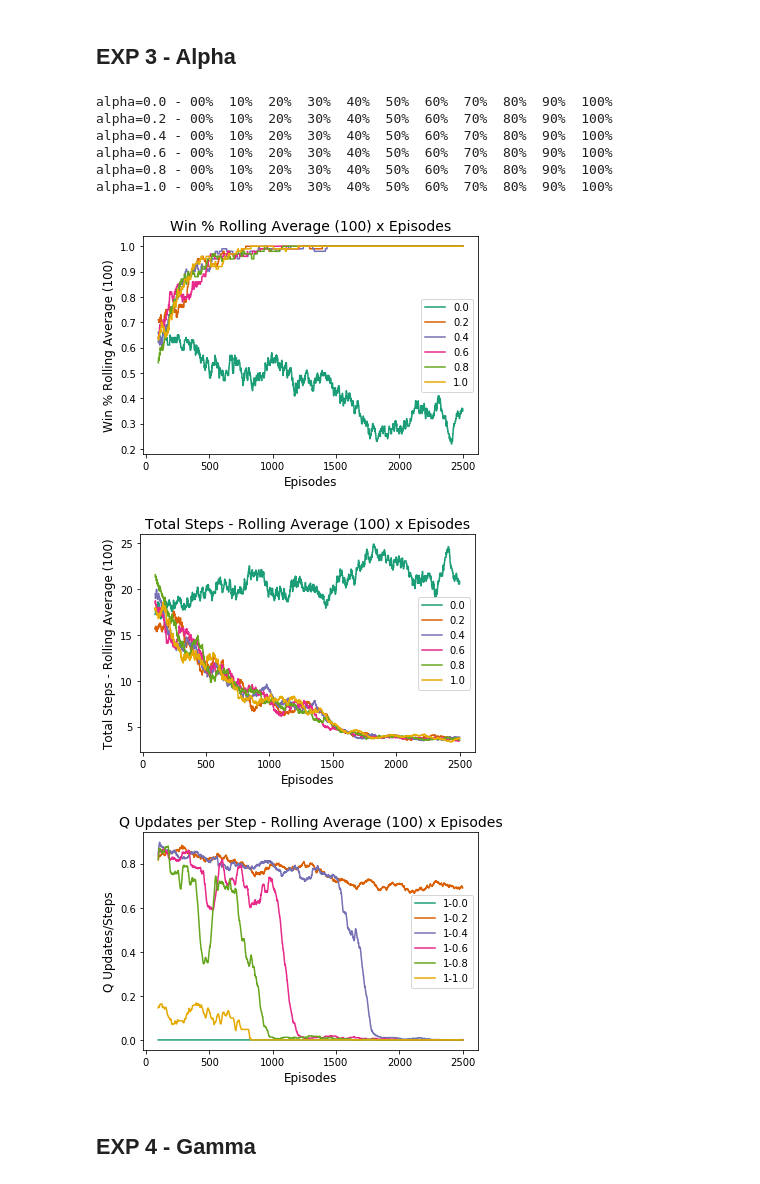
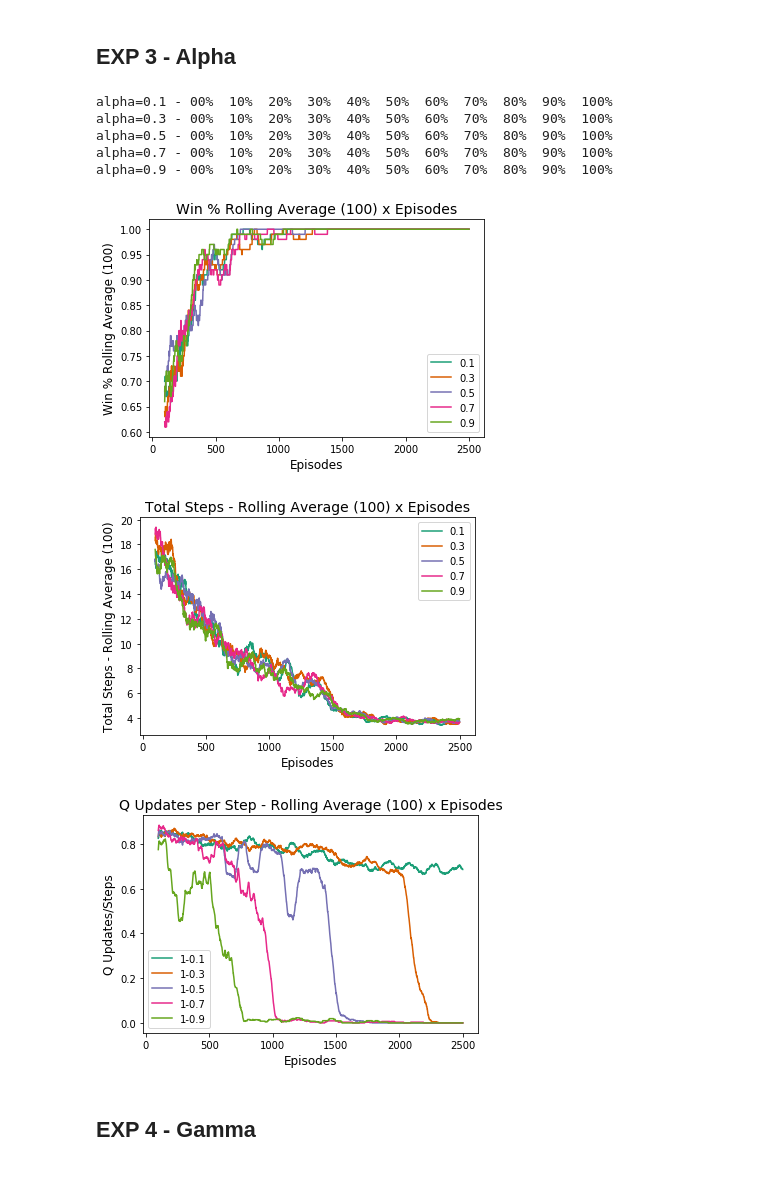
Before and after one commit to melloflavio/2019-SoftwareAgents-CW, a Jupyter notebook: Coursework.ipynb, the cells around one changed output. Drawn from its saved outputs; the diff is of its cells as text; code cells hidden in the pictures.

```diff
--- a/Coursework.ipynb
+++ b/Coursework.ipynb
@@ -752,36 +752,35 @@ show_results(results)
 # %%
 EXPERIMENT = {
     'num_agents': 1,        # ∈ {1,2,3}
     'num_episodes': 2500,    # Number of episodes the experiment lasts
     'max_steps': 30,       # Max steps per episode
     'epsilon': {
         'initial_value': 0.999,
         'decay_rate_1': 0.9995,  # Decay if e >= threshold
         'decay_rate_2': 0.995,   # Decay if e < threshold
         'decay_rate_threshold': 0.5,
     },
     'alpha': 0.8, # learning rate
     'gamma': 0.5, # dicount factor
     'return': 100, # Return for moving into terminal state
     'penalty': -100, # Punishment for leaving terminal state
 }
 
 alpha_results = []
-alphas_to_test = [a/10 for a in range(0, 11, 2)]
+alphas_to_test = [a/10 for a in range(1, 11, 2)]
 for alpha in alphas_to_test:
     EXPERIMENT['alpha'] = alpha
     print('alpha={} - '.format(alpha), end='')
     instance_results = perform_experiment()
     alpha_results.append(process_results(instance_results))
 
 show_results_multi(alpha_results, alphas_to_test)
 # %% [output]
-alpha=0.0 - 00%  10%  20%  30%  40%  50%  60%  70%  80%  90%  100%
-alpha=0.2 - 00%  10%  20%  30%  40%  50%  60%  70%  80%  90%  100%
-alpha=0.4 - 00%  10%  20%  30%  40%  50%  60%  70%  80%  90%  100%
-alpha=0.6 - 00%  10%  20%  30%  40%  50%  60%  70%  80%  90%  100%
-alpha=0.8 - 00%  10%  20%  30%  40%  50%  60%  70%  80%  90%  100%
-alpha=1.0 - 00%  10%  20%  30%  40%  50%  60%  70%  80%  90%  100%
+alpha=0.1 - 00%  10%  20%  30%  40%  50%  60%  70%  80%  90%  100%
+alpha=0.3 - 00%  10%  20%  30%  40%  50%  60%  70%  80%  90%  100%
+alpha=0.5 - 00%  10%  20%  30%  40%  50%  60%  70%  80%  90%  100%
+alpha=0.7 - 00%  10%  20%  30%  40%  50%  60%  70%  80%  90%  100%
+alpha=0.9 - 00%  10%  20%  30%  40%  50%  60%  70%  80%  90%  100%
-[figure, old version]
+[figure, new version]
-[figure, old version]
+[figure, new version]
-[figure, old version]
+[figure, new version]
```
Also changed, not shown: parts of 7 cells of this notebook, 11 other files.
